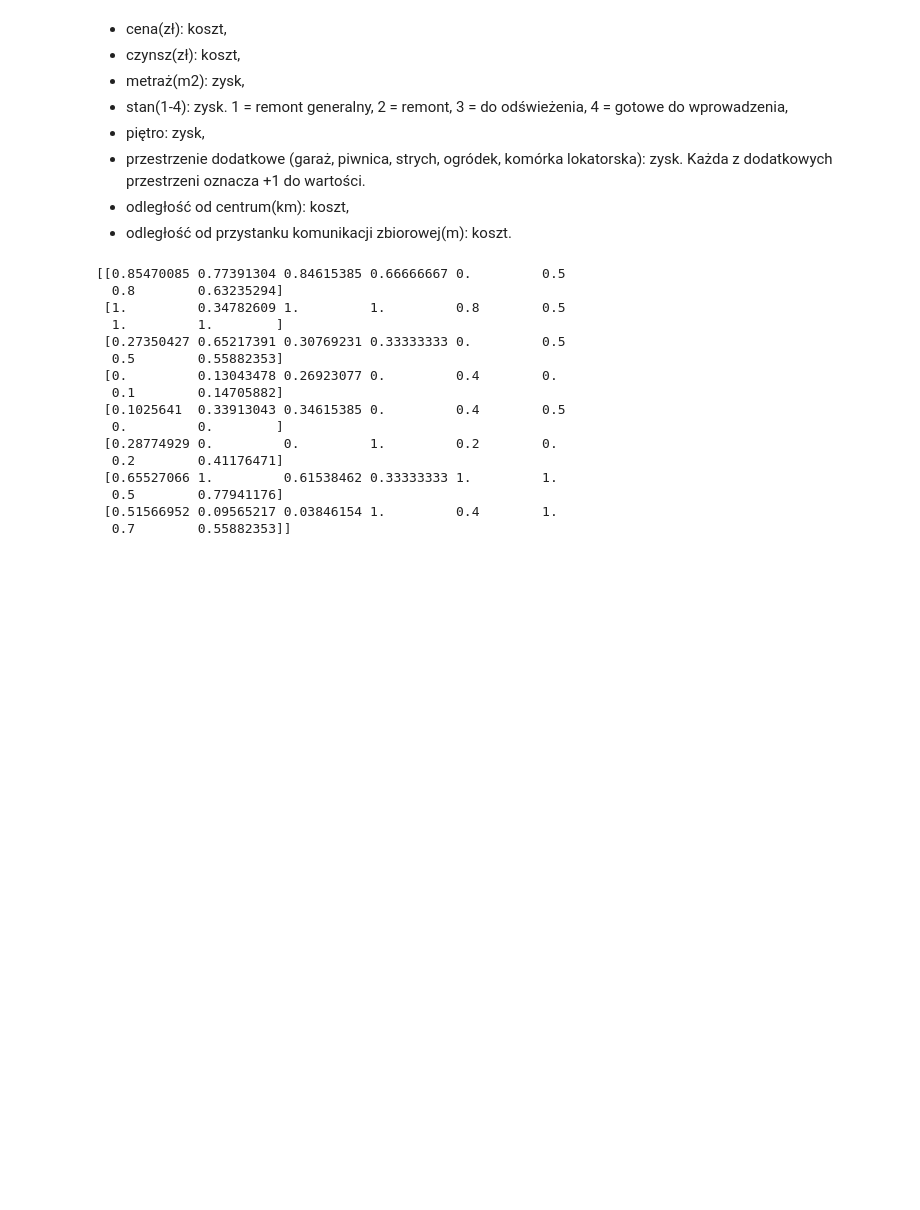
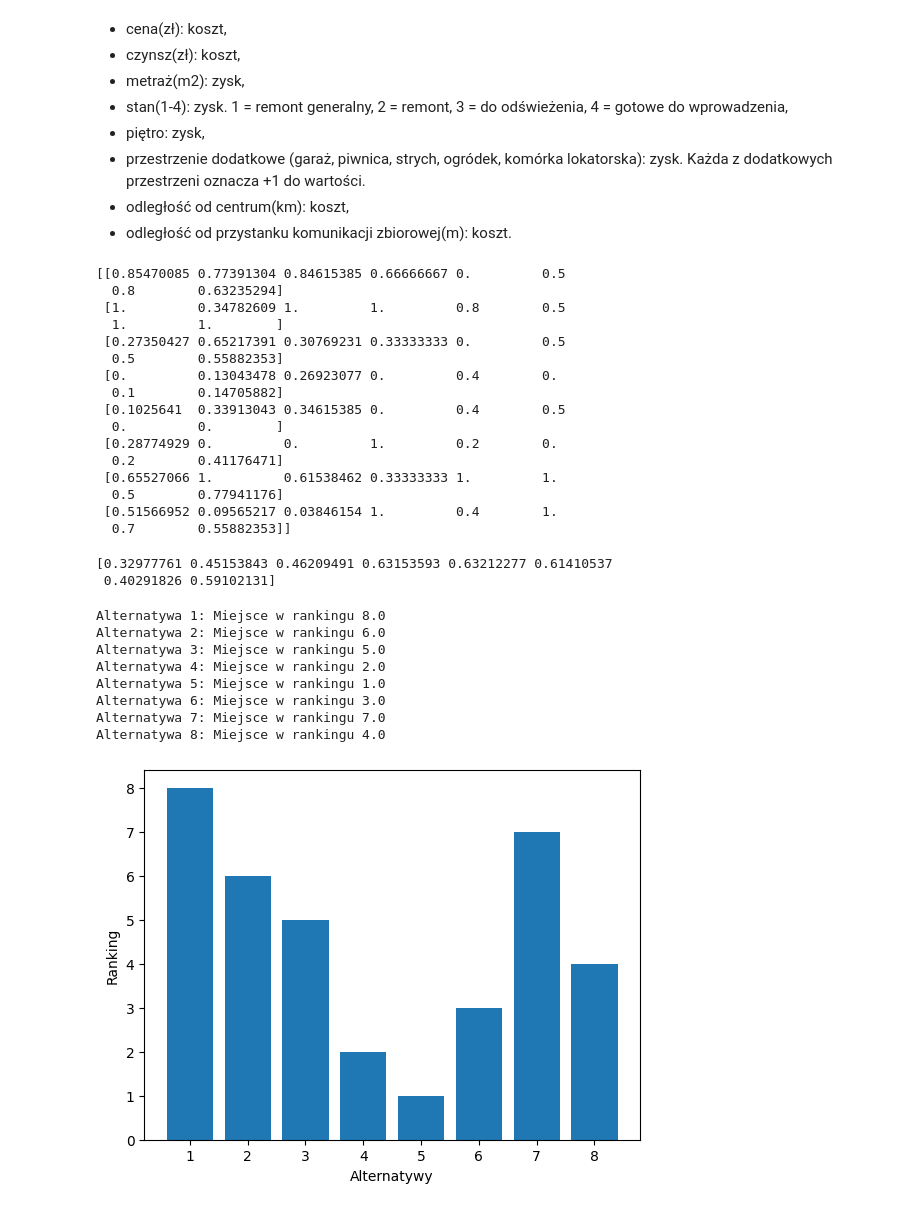
Before and after one commit to filipossowski/python.intro, a Jupyter notebook: ISWD/ISWD/Lab_1.ipynb, the cells around one changed output. Cells and saved outputs as stored; diff of their text form; code cells hidden in the pictures; blank space fills up the shorter version.

```diff
--- a/ISWD/ISWD/Lab_1.ipynb
+++ b/ISWD/ISWD/Lab_1.ipynb
@@ -53,3 +59,37 @@ print(min_max(D))
   0.5        0.77941176]
  [0.51566952 0.09565217 0.03846154 1.         0.4        1.
   0.7        0.55882353]]
+# %%
+def my_topsis(D, weights, types):
+    D_norm = min_max(D)
+    D_typed = D_norm * types
+    D_weighted = D_typed * weights
+    pis = np.max(D_weighted, axis=0)
+    nis = np.min(D_weighted, axis=0)
+    dist_pis = np.sqrt(np.sum((D_weighted - pis) ** 2, axis=1))
+    dist_nis = np.sqrt(np.sum((D_weighted - nis) ** 2, axis=1))
+    scores = dist_nis / (dist_pis + dist_nis)
+    return scores
+my_implementation = my_topsis(D, weights, types)
+print(my_implementation)
+# %% [output]
+[0.32977761 0.45153843 0.46209491 0.63153593 0.63212277 0.61410537
+ 0.40291826 0.59102131]
+# %%
+ranking = rrankdata(my_implementation)
+for i, r in enumerate(ranking):
+    print(f"Alternatywa {i + 1}: Miejsce w rankingu {r}")
+plt.bar(range(1, len(ranking) + 1), ranking)
+plt.xlabel('Alternatywy')
+plt.ylabel('Ranking')
+plt.show()
+# %% [output]
+Alternatywa 1: Miejsce w rankingu 8.0
+Alternatywa 2: Miejsce w rankingu 6.0
+Alternatywa 3: Miejsce w rankingu 5.0
+Alternatywa 4: Miejsce w rankingu 2.0
+Alternatywa 5: Miejsce w rankingu 1.0
+Alternatywa 6: Miejsce w rankingu 3.0
+Alternatywa 7: Miejsce w rankingu 7.0
+Alternatywa 8: Miejsce w rankingu 4.0
+[figure, added]
```
Also changed, not shown: parts of 8 cells of this notebook, 1 other file.
